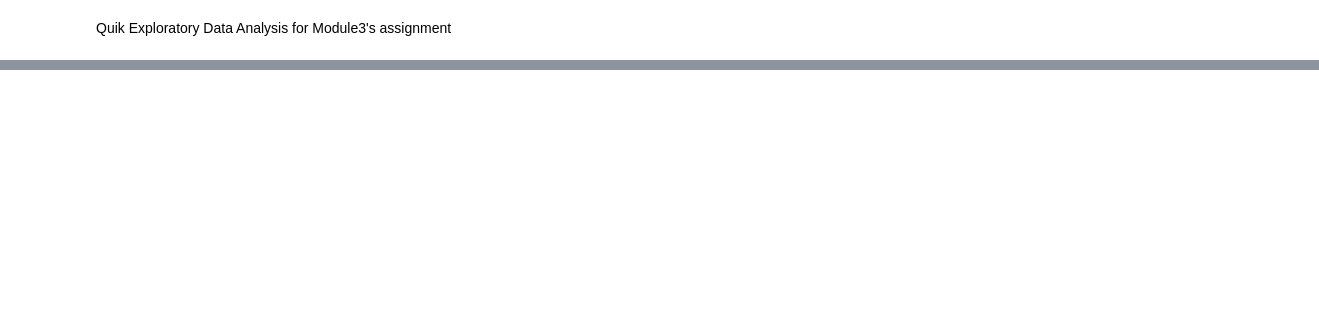
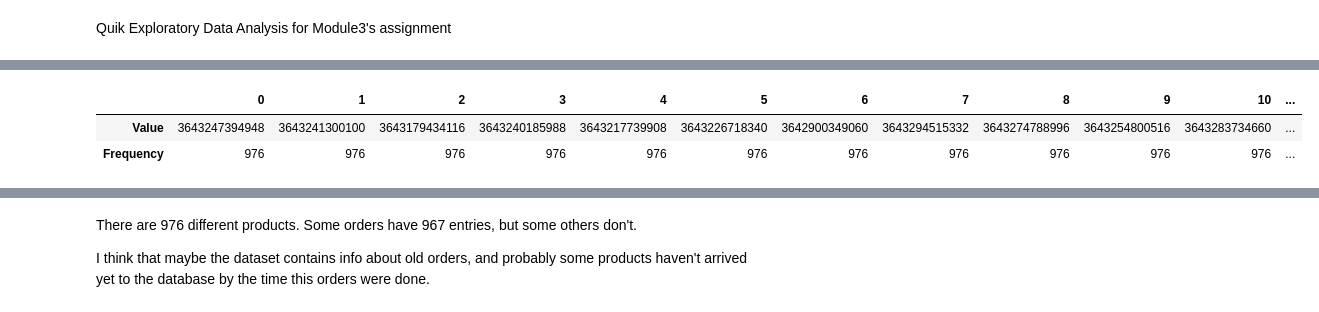
Before and after one commit to felixconesaperez/zrive-ds, a Jupyter notebook: src/module_3/quick_exploratory_data_analysis.ipynb, the cells around one changed output, grey strips where cells are left out. Saved outputs shown, nothing was run; the diff lists cells and outputs as text; code cells hidden in the pictures; blank space fills up the shorter version.

```diff
--- a/src/module_3/quick_exploratory_data_analysis.ipynb
+++ b/src/module_3/quick_exploratory_data_analysis.ipynb
@@ -77,0 +73,16 @@ As the description of the data set indicates, this three values are the id of th
+# %%
+order_counts = df_orders['order_id'].value_counts()
+order_counts = pd.DataFrame({'Value': order_counts.index,
+                                    'Frequency': order_counts.values})
+
+display(order_counts.reset_index(drop=True).transpose()) # I would like to drop the index in the print
+
+variant_counts = df_orders['variant_id'].value_counts()
+variant_counts = pd.DataFrame({'Value': variant_counts.index,
+                                    'Frequency': variant_counts.values})
+
+display(variant_counts.reset_index(drop=True).transpose()) # I would like to drop the index in the print
+# %% [output]
+|  | 0 | 1 | 2 | 3 | 4 | 5 | 6 | 7 | 8 | 9 | 10 | ... |
+| Value | 3643247394948 | 3643241300100 | 3643179434116 | 3643240185988 | 3643217739908 | 3643226718340 | 3642900349060 | 3643294515332 | 3643274788996 | 3643254800516 | 3643283734660 | ... |
+| Frequency | 976 | 976 | 976 | 976 | 976 | 976 | 976 | 976 | 976 | 976 | 976 | ... |
@@ -77,0 +92,5 @@ As the description of the data set indicates, this three values are the id of th
+# %% [markdown]
+There are 976 different products.
+Some orders have 967 entries, but some others don't.
+
+I think that maybe the dataset contains info about old orders, and probably some products haven't arrived yet to the database by the time this orders were done.
```
Also changed, not shown: parts of 15 cells of this notebook.
